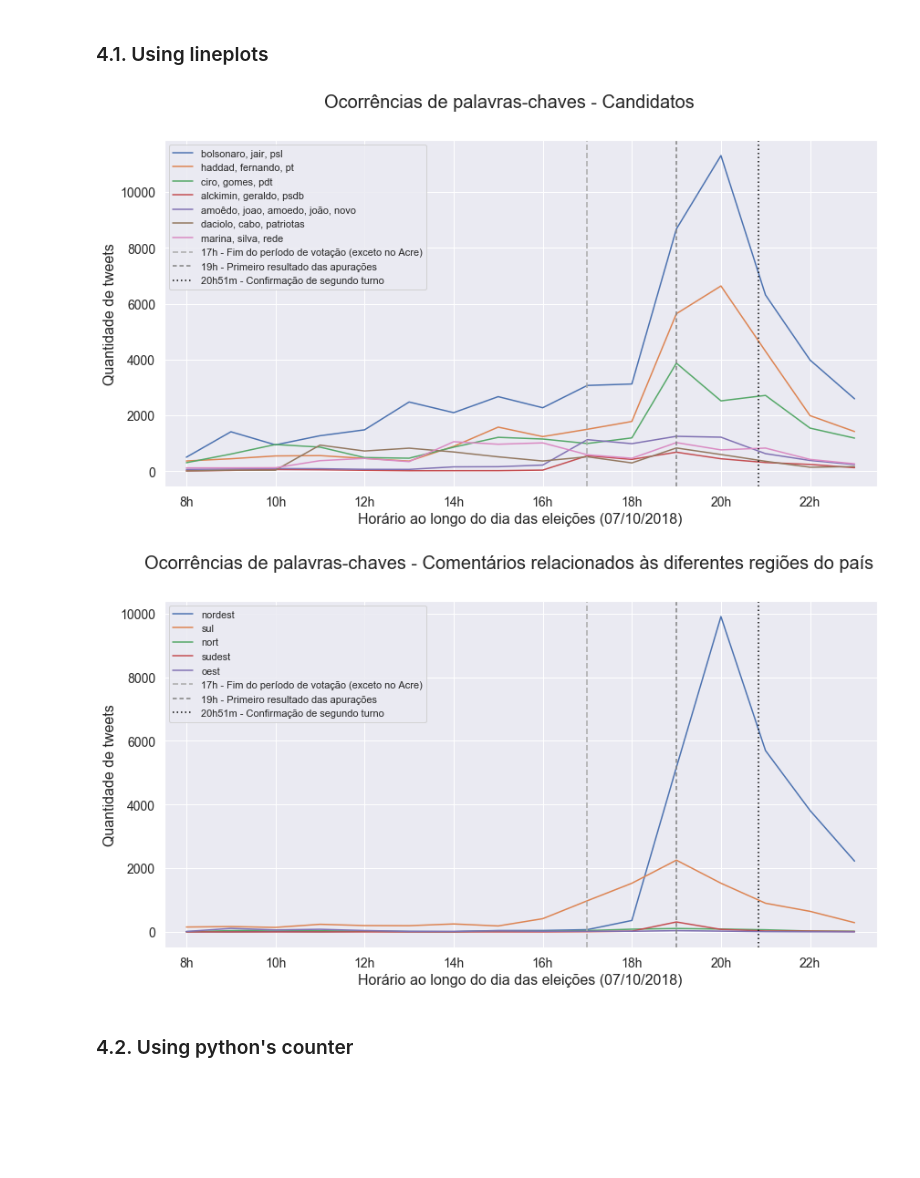
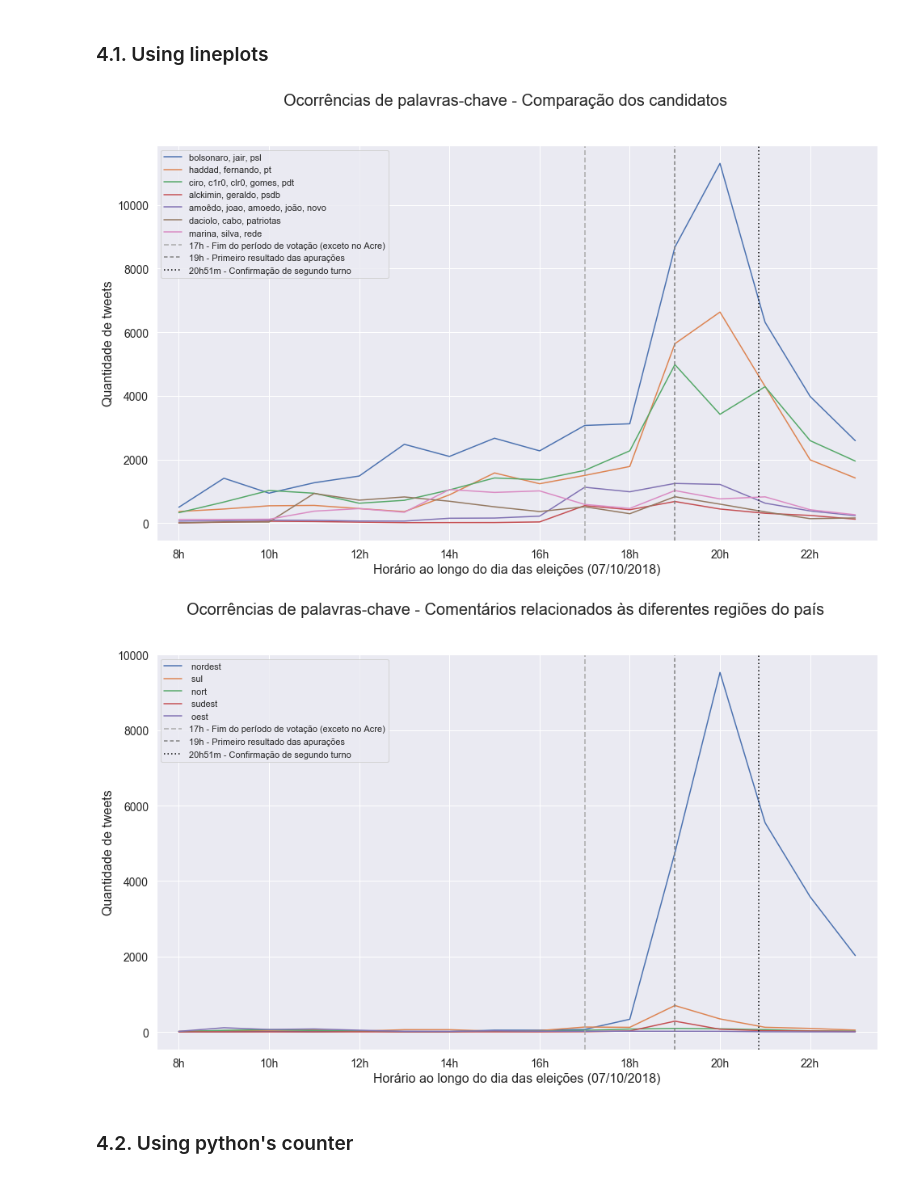
Before and after one commit to leodlca/2018-brazilian-elections, a Jupyter notebook: elections.ipynb, the cells around one changed output. Cells and saved outputs as stored; diff of their text form; code cells hidden in the pictures; blank space fills up the shorter version.

```diff
--- a/elections.ipynb
+++ b/elections.ipynb
@@ -13,7 +13,7 @@ import seaborn as sns; sns.set()
 import matplotlib.pyplot as plt
 import warnings
 
-plt.rcParams['figure.figsize'] = [14, 7]
+plt.rcParams['figure.figsize'] = [16, 9]
 warnings.filterwarnings("ignore")
 
 df = pd.read_csv('merged1538990253.771527.csv')
@@ -62,6 +63,8 @@ df.head()
 # %% [markdown]
 ## 3. Tweets distplot
 # %%
+legends = ['tweets']
+
 fig = sns.kdeplot(df_day['created_at_hour_float'], shade=True)
 
 fig.figure.suptitle("Frequência dos tweets", fontsize=20)
@@ -73,7 +76,16 @@ plt.xlim([-1, 24])
 plt.ylabel('Quantidade de Tweets', fontsize=16)
 plt.yticks(fig.get_yticks(), (fig.get_yticks() * df_day.shape[0]).astype(int), fontsize=14)
 
-plt.legend(['tweets'])
+plt.axvline(x=17, color='#A9A9A9', dashes=[4, 2])
+legends.append('17h - Fim do período de votação (exceto no Acre)')
+
+plt.axvline(x=19, color='#808080', dashes=[3, 2])
+legends.append('19h - Primeiro resultado das apurações')
+
+plt.axvline(x=20.85, color='#000000', dashes=[1, 2])
+legends.append('20h51m - Confirmação de segundo turno')
+
+plt.legend(legends)
 
 now = str(int(datetime.now().timestamp()))
 plt.savefig('plots/displot-{}.png'.format(now))
@@ -99,7 +111,7 @@ def lineplot_by_keywords_timegap(keyword_matrix, min_gap=0, max_gap=24, title=''
         fig = sns.lineplot(data=sub_df['created_at_hour_int'].value_counts(), size=2)
         legends.append(', '.join(keywords))
 
-    fig.figure.suptitle('Ocorrências de palavras-chaves ' + title, fontsize = 20)
+    fig.figure.suptitle('Ocorrências de palavras-chave ' + title, fontsize = 20)
 
     plt.axvline(x=17, color='#A9A9A9', dashes=[4, 2])
     legends.append('17h - Fim do período de votação (exceto no Acre)')
@@ -120,29 +132,29 @@ def lineplot_by_keywords_timegap(keyword_matrix, min_gap=0, max_gap=24, title=''
     plt.legend(legends)
 
     now = str(int(datetime.now().timestamp()))
-    plt.savefig('plots/displot-{}.png'.format(now))
+    plt.savefig('plots/lineplot-{}.png'.format(now))
 # %%
 lineplot_by_keywords_timegap([
     ['bolsonaro', 'jair', 'psl'],
     ['haddad', 'fernando', 'pt'],
-    ['ciro', 'gomes', 'pdt'],
+    ['ciro', 'c1r0', 'clr0', 'gomes', 'pdt'],
     ['alckimin', 'geraldo', 'psdb'],
     ['amoêdo', 'joao', 'amoedo', 'joão', 'novo'],
     ['daciolo', 'cabo', 'patriotas'],
     ['marina', 'silva', 'rede']
-], title='- Candidatos', min_gap=8, max_gap=24)
+], title='- Comparação dos candidatos', min_gap=8, max_gap=24)
 # %% [output]
-[figure, old version]
+[figure, new version]
 # %%
 lineplot_by_keywords_timegap([
-    ['nordest'],
-    ['sul'],
-    ['nort'],
-    ['sudest'],
-    ['oest']
+    [' nordest'],
+    [' sul'],
+    [' nort'],
+    [' sudest'],
+    [' oest']
 ], min_gap=8, max_gap=24, title='- Comentários relacionados às diferentes regiões do país')
 # %% [output]
-[figure, old version]
+[figure, new version]
 # %% [markdown]
 ### 4.2. Using python's counter
 # %%
```
Also changed, not shown: parts of 25 cells of this notebook, 10 other files.
